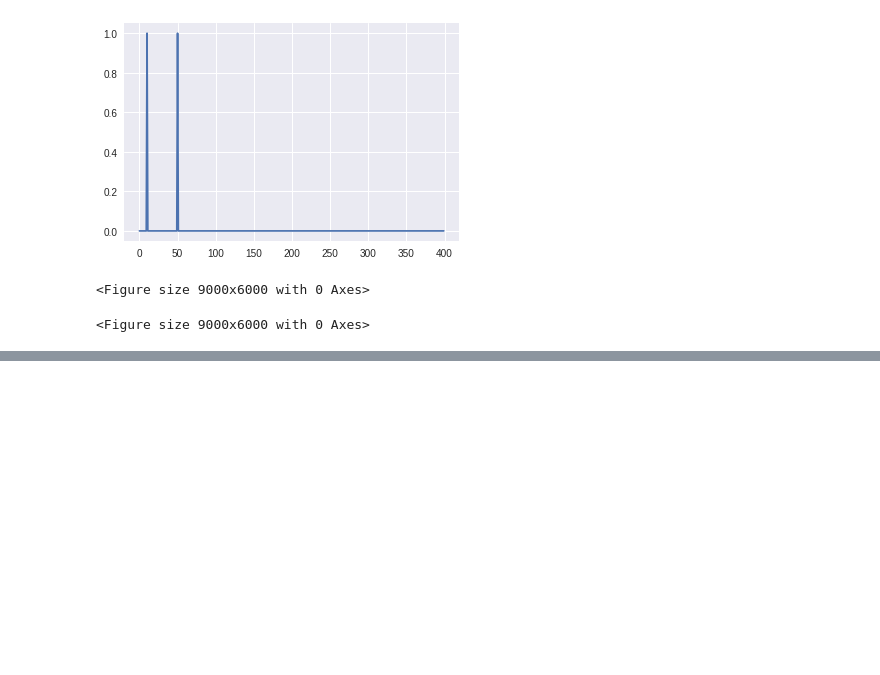
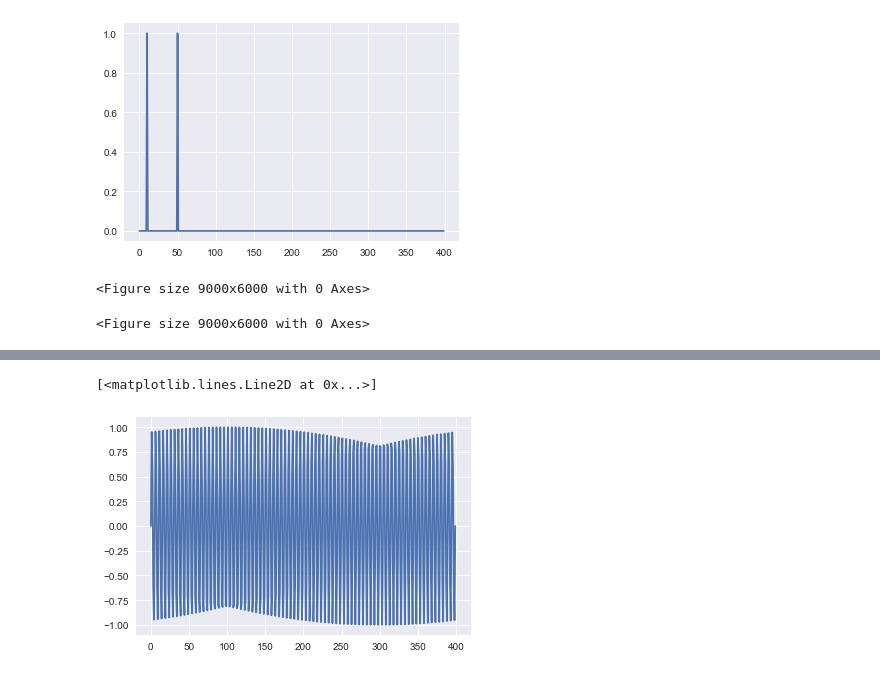
Before and after one commit to algoasylum/Exploring-FFT, a Jupyter notebook: Visualizing_ffts.ipynb, the cells around one changed output, grey strips where cells are left out. Saved outputs shown, nothing was run; the diff lists cells and outputs as text; code cells hidden in the pictures; blank space fills up the shorter version.

```diff
--- a/Visualizing_ffts.ipynb
+++ b/Visualizing_ffts.ipynb
@@ -134,0 +139,5 @@ array([0.9675353 -1.39356315j, 1.01897407-1.45421578j,
+# %%
+plt.plot(re)
+# %% [output]
+[<matplotlib.lines.Line2D at 0x...>]
+[figure, added]
```
Also changed, not shown: parts of 11 cells of this notebook.
